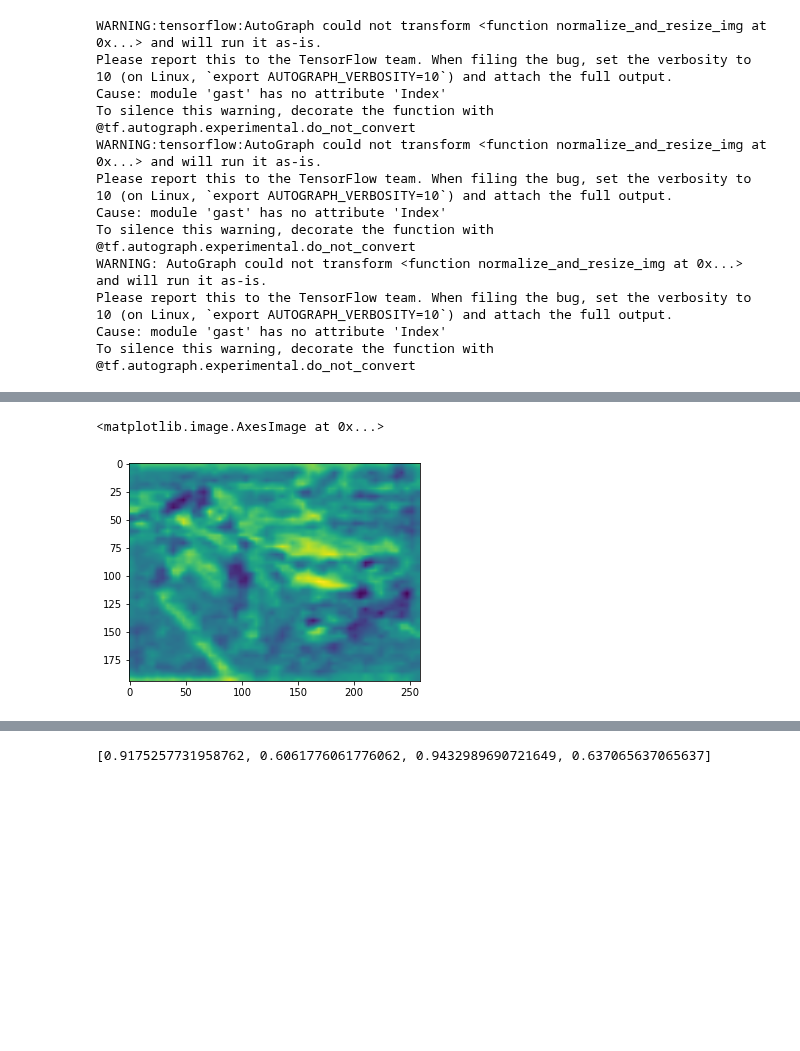
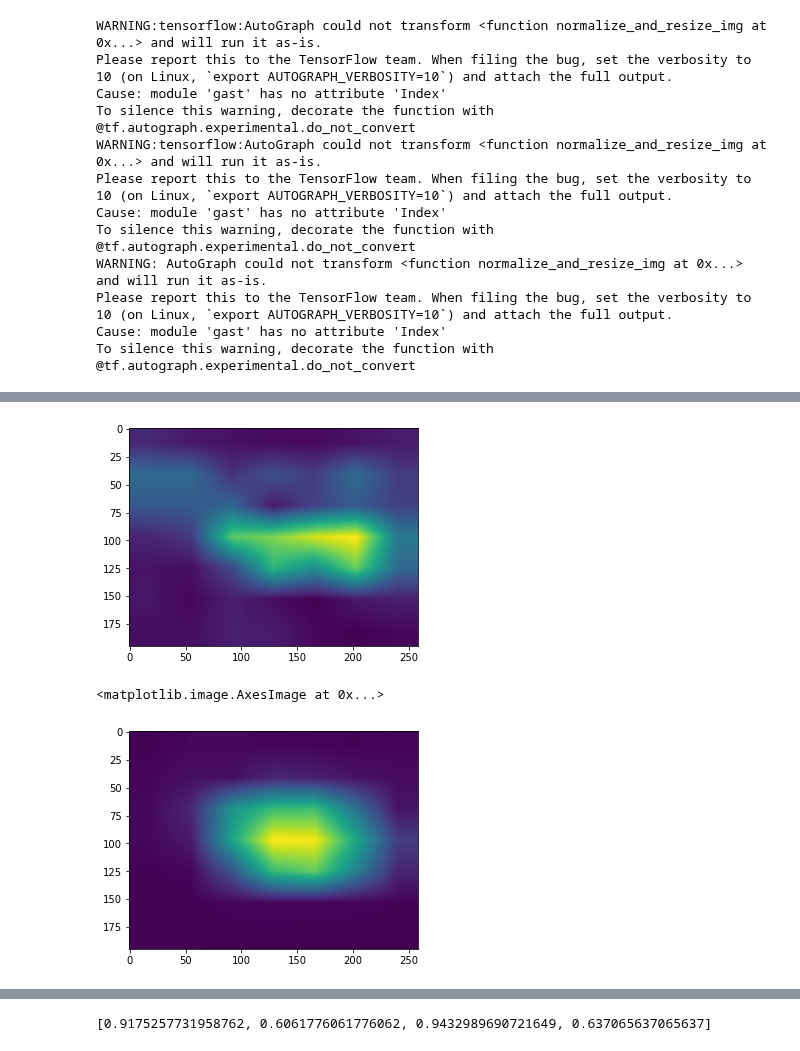
Before and after one commit to HSC-1/aiffel_achieve, a Jupyter notebook: (GD5)CAM.ipynb, the cells around one changed output, grey strips where cells are left out. Saved outputs shown, nothing was run; the diff lists cells and outputs as text; code cells hidden in the pictures; blank space fills up the shorter version.

```diff
--- a/(GD5)CAM.ipynb
+++ b/(GD5)CAM.ipynb
@@ -182,8 +238,12 @@ def generate_grad_cam(model, activation_layer, item):
     grad_cam_image = cv2.resize(grad_cam_image, (width, height))
     return grad_cam_image
 # %%
-grad_cam_image = generate_grad_cam(cam_model, 'conv2_block3_out', item)
+grad_cam_image = generate_grad_cam(cam_model, 'conv5_block1_out', item)
+cam_image = generate_cam(cam_model,item)
 plt.imshow(grad_cam_image)
+plt.show()
+plt.imshow(cam_image)
 # %% [output]
+[figure, new version]
 <matplotlib.image.AxesImage at 0x...>
-[figure, old version]
+[figure, added]
```
Also changed, not shown: parts of 9 cells of this notebook.
